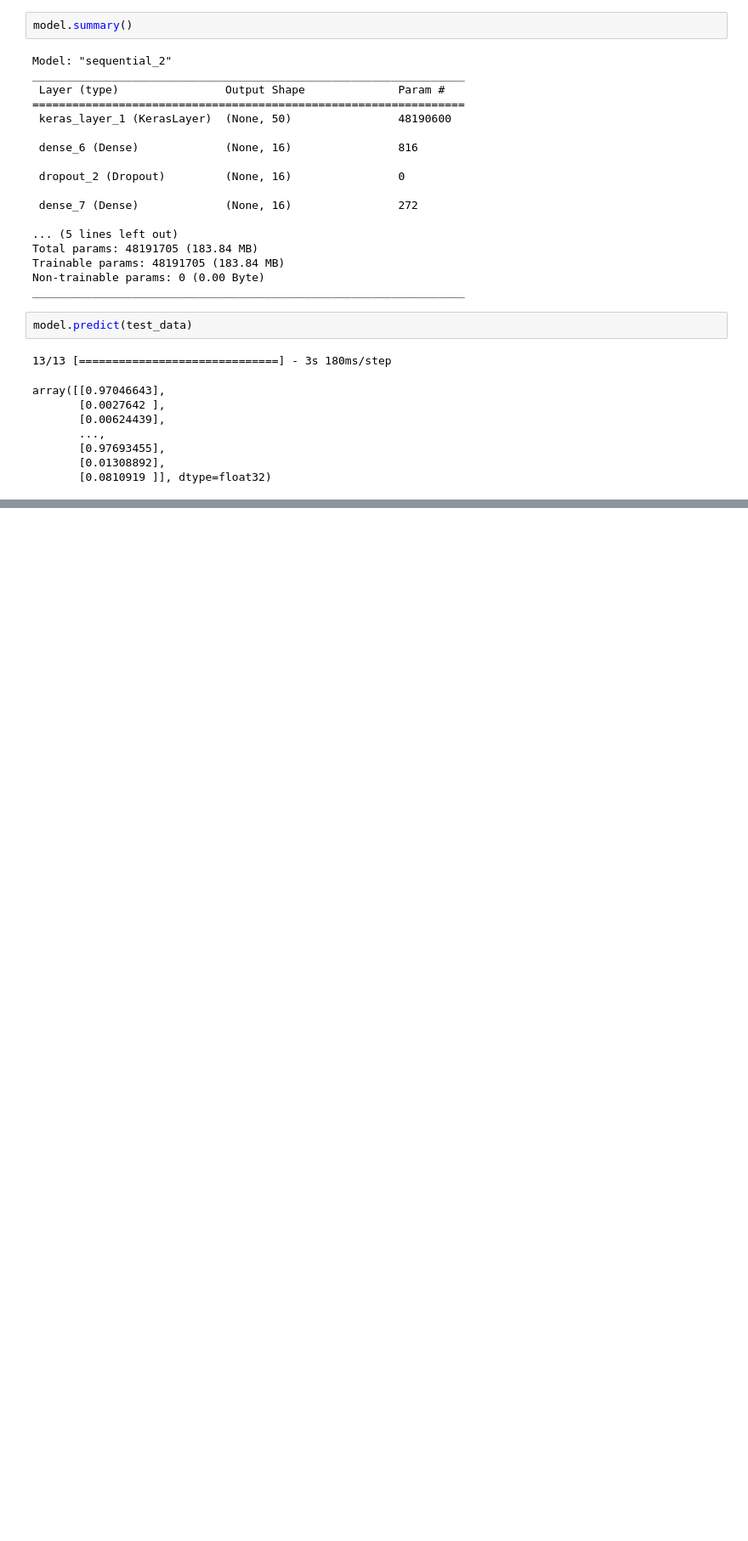
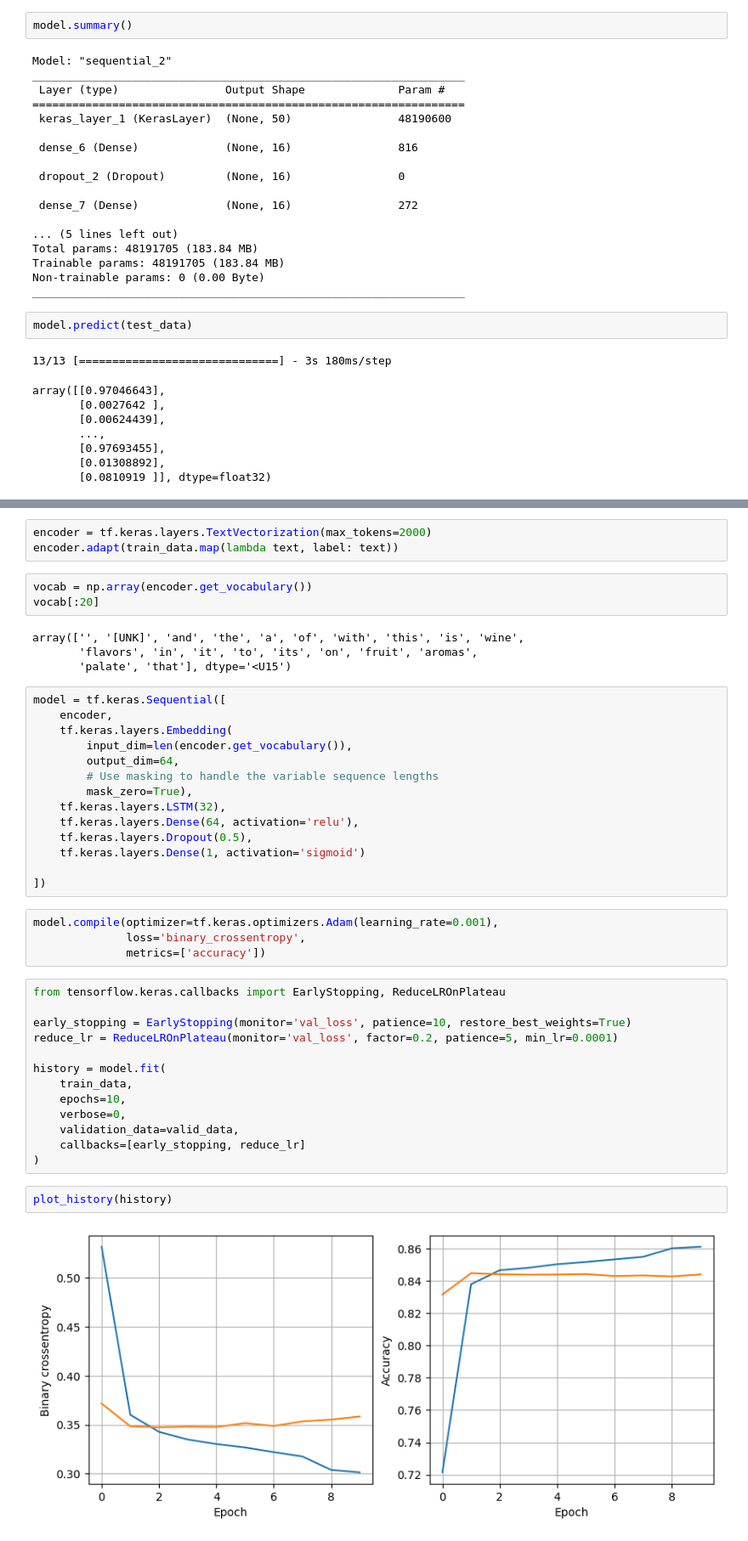
Before and after one commit to Itskindastrange/Text-Classification, a Jupyter notebook: Text_Classification.ipynb, the cells around one changed output, grey strips where cells are left out. Shown at 85% size. Saved outputs shown, nothing was run; the diff lists cells and outputs as text; blank space fills up the shorter version.

Commit message:
V2 - LSTM Created using Colab

```diff
--- a/Text_Classification.ipynb
+++ b/Text_Classification.ipynb
@@ -194,0 +176,45 @@ Streaming output truncated to the last 5000 lines.
+# %%
+encoder = tf.keras.layers.TextVectorization(max_tokens=2000)
+encoder.adapt(train_data.map(lambda text, label: text))
+# %%
+vocab = np.array(encoder.get_vocabulary())
+vocab[:20]
+# %% [output]
+array(['', '[UNK]', 'and', 'the', 'a', 'of', 'with', 'this', 'is', 'wine',
+       'flavors', 'in', 'it', 'to', 'its', 'on', 'fruit', 'aromas',
+       'palate', 'that'], dtype='<U15')
+# %%
+model = tf.keras.Sequential([
+    encoder,
+    tf.keras.layers.Embedding(
+        input_dim=len(encoder.get_vocabulary()),
+        output_dim=64,
+        # Use masking to handle the variable sequence lengths
+        mask_zero=True),
+    tf.keras.layers.LSTM(32),
+    tf.keras.layers.Dense(64, activation='relu'),
+    tf.keras.layers.Dropout(0.5),
+    tf.keras.layers.Dense(1, activation='sigmoid')
+
+])
+# %%
+model.compile(optimizer=tf.keras.optimizers.Adam(learning_rate=0.001),
+              loss='binary_crossentropy',
+              metrics=['accuracy'])
+# %%
+from tensorflow.keras.callbacks import EarlyStopping, ReduceLROnPlateau
+
+early_stopping = EarlyStopping(monitor='val_loss', patience=10, restore_best_weights=True)
+reduce_lr = ReduceLROnPlateau(monitor='val_loss', factor=0.2, patience=5, min_lr=0.0001)
+
+history = model.fit(
+    train_data,
+    epochs=10,
+    verbose=0,
+    validation_data=valid_data,
+    callbacks=[early_stopping, reduce_lr]
+)
+# %%
+plot_history(history)
+# %% [output]
+[figure, added]
```
Also changed, not shown: parts of 2 cells of this notebook.
